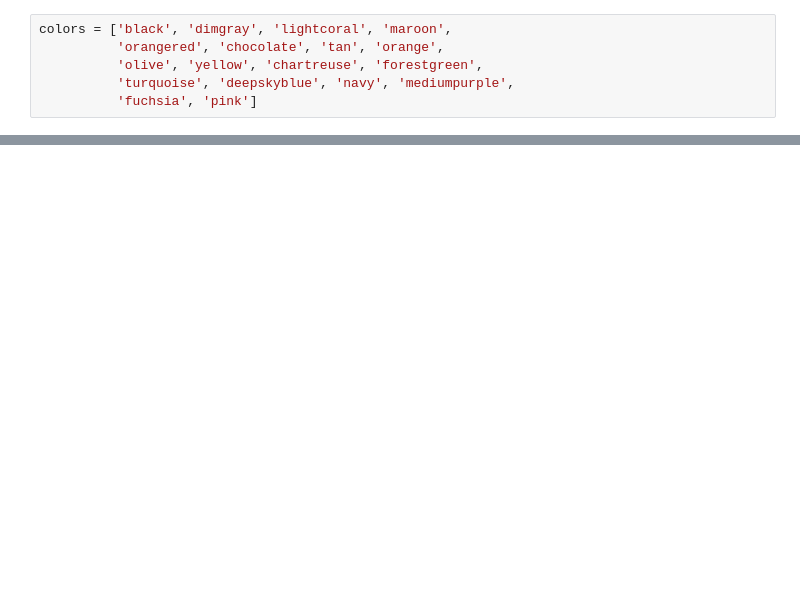
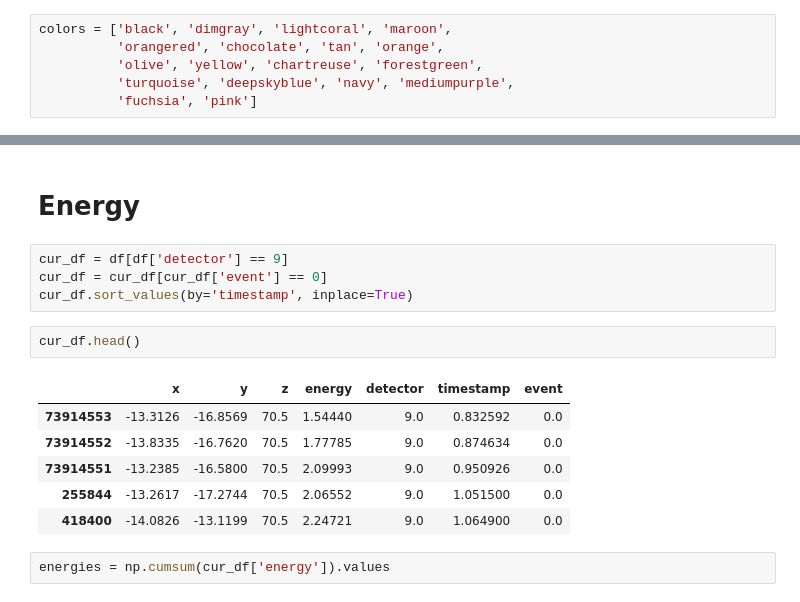
Before and after one commit to whiteRa2bit/hep_generative_models, a Jupyter notebook: notebooks/eda.ipynb, the cells around one changed output, grey strips where cells are left out. Saved outputs shown, nothing was run; the diff lists cells and outputs as text; blank space fills up the shorter version.

```diff
--- a/notebooks/eda.ipynb
+++ b/notebooks/eda.ipynb
@@ -51,0 +55,17 @@ plt.show()
+# %% [markdown]
+# Energy
+# %%
+cur_df = df[df['detector'] == 9]
+cur_df = cur_df[cur_df['event'] == 0]
+cur_df.sort_values(by='timestamp', inplace=True)
+# %%
+cur_df.head()
+# %% [output]
+|  | x | y | z | energy | detector | timestamp | event |
+| 73914553 | -13.3126 | -16.8569 | 70.5 | 1.54440 | 9.0 | 0.832592 | 0.0 |
+| 73914552 | -13.8335 | -16.7620 | 70.5 | 1.77785 | 9.0 | 0.874634 | 0.0 |
+| 73914551 | -13.2385 | -16.5800 | 70.5 | 2.09993 | 9.0 | 0.950926 | 0.0 |
+| 255844 | -13.2617 | -17.2744 | 70.5 | 2.06552 | 9.0 | 1.051500 | 0.0 |
+| 418400 | -14.0826 | -13.1199 | 70.5 | 2.24721 | 9.0 | 1.064900 | 0.0 |
+# %%
+energies = np.cumsum(cur_df['energy']).values
```
Also changed, not shown: parts of 4 cells of this notebook, 1 other file.
